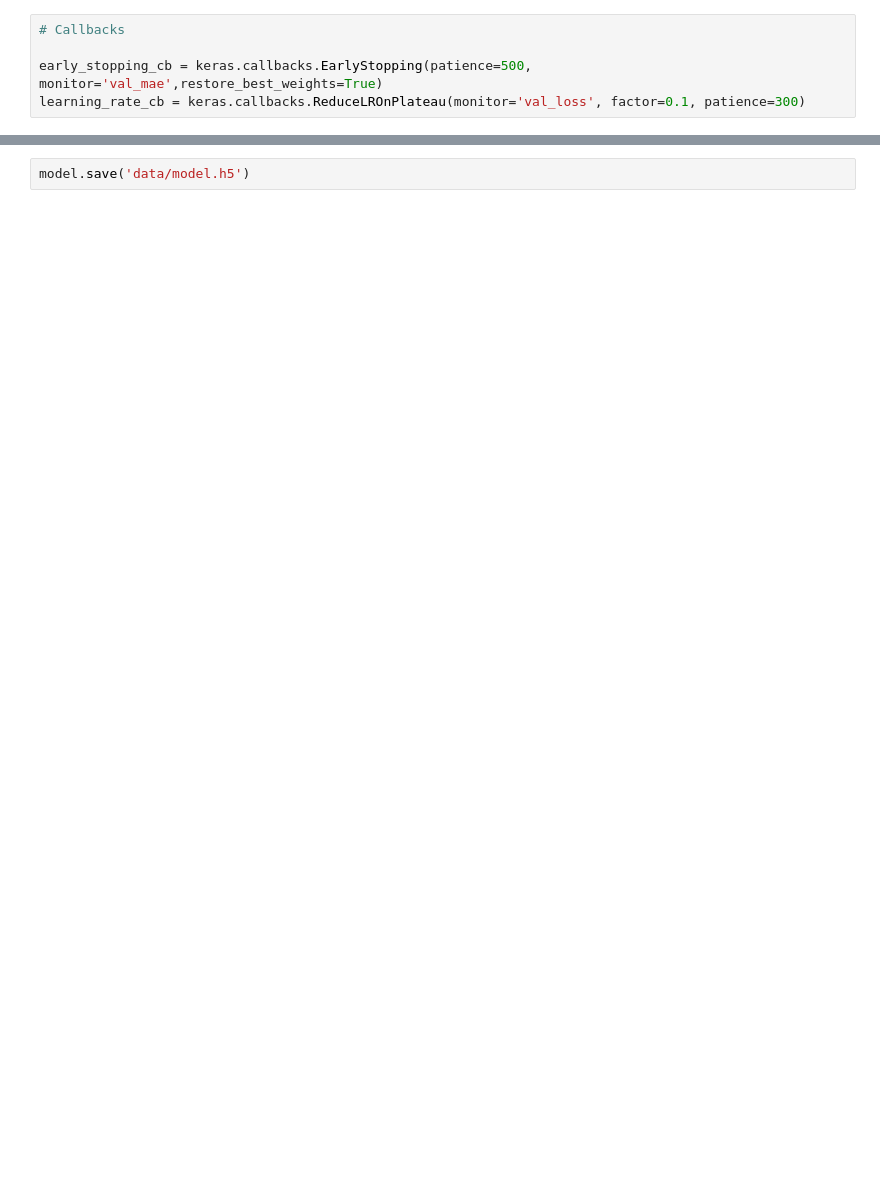
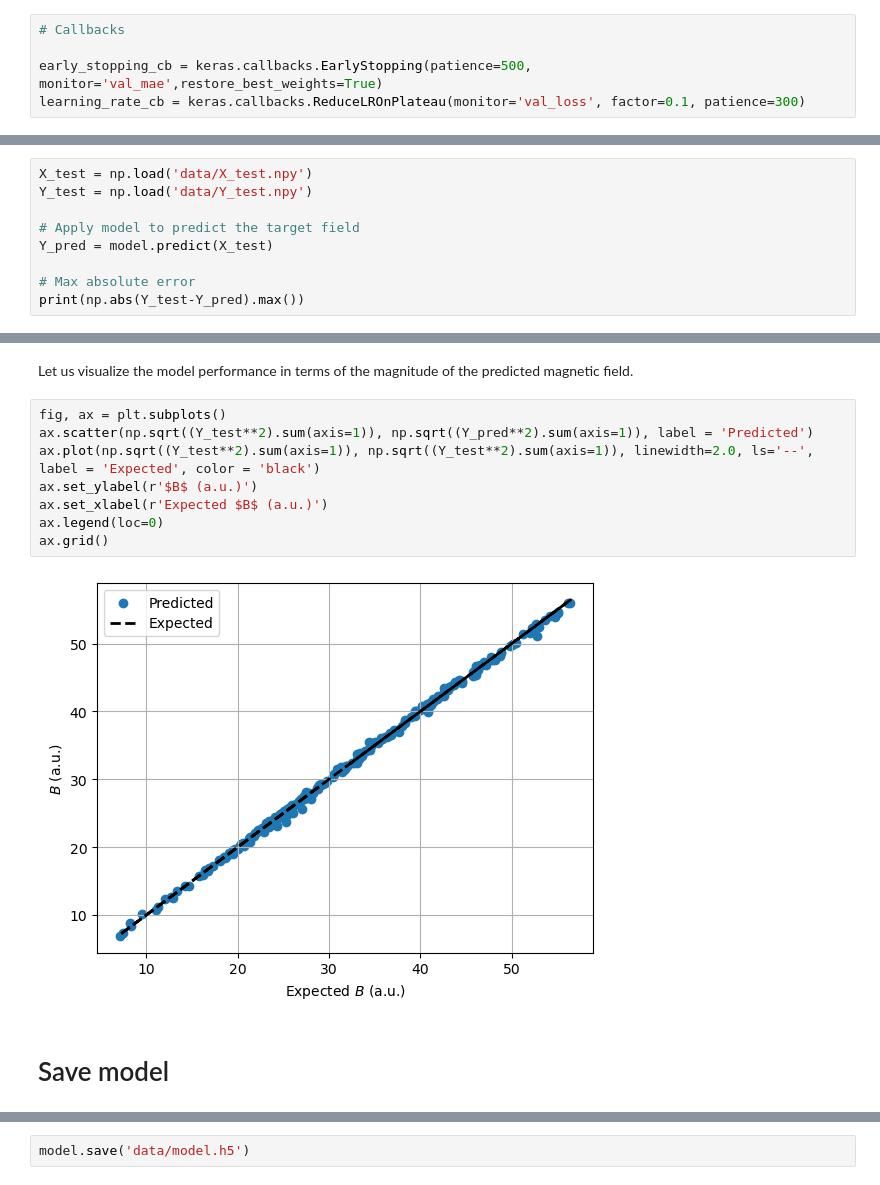
Before and after one commit to tretyakovmipt/magnetic-field-triangulation-via-deep-learning, a Jupyter notebook: deep_learning.ipynb, the cells around one changed output, grey strips where cells are left out. Cells and saved outputs as stored; diff of their text form; blank space fills up the shorter version.

```diff
--- a/deep_learning.ipynb
+++ b/deep_learning.ipynb
@@ -54,0 +77,9 @@ Text(0, 0.5, 'mae')
+# %%
+X_test = np.load('data/X_test.npy')
+Y_test = np.load('data/Y_test.npy')
+
+# Apply model to predict the target field
+Y_pred = model.predict(X_test)
+
+# Max absolute error
+print(np.abs(Y_test-Y_pred).max())
@@ -55,3 +89,17 @@ Text(0, 0.5, 'mae')
+# %% [markdown]
+Let us visualize the model performance in terms of the magnitude of the predicted magnetic field.
+# %%
+fig, ax = plt.subplots()
+ax.scatter(np.sqrt((Y_test**2).sum(axis=1)), np.sqrt((Y_pred**2).sum(axis=1)), label = 'Predicted')
+ax.plot(np.sqrt((Y_test**2).sum(axis=1)), np.sqrt((Y_test**2).sum(axis=1)), linewidth=2.0, ls='--', label = 'Expected', color = 'black')
+ax.set_ylabel(r'$B$ (a.u.)')
+ax.set_xlabel(r'Expected $B$ (a.u.)')
+ax.legend(loc=0)
+ax.grid()
+# %% [output]
+[figure, added]
+# %% [markdown]
+# Save model
 # %%
 from keras.utils import plot_model
 plot_model(model, show_shapes=True,
```
Also changed, not shown: parts of 9 cells of this notebook.
